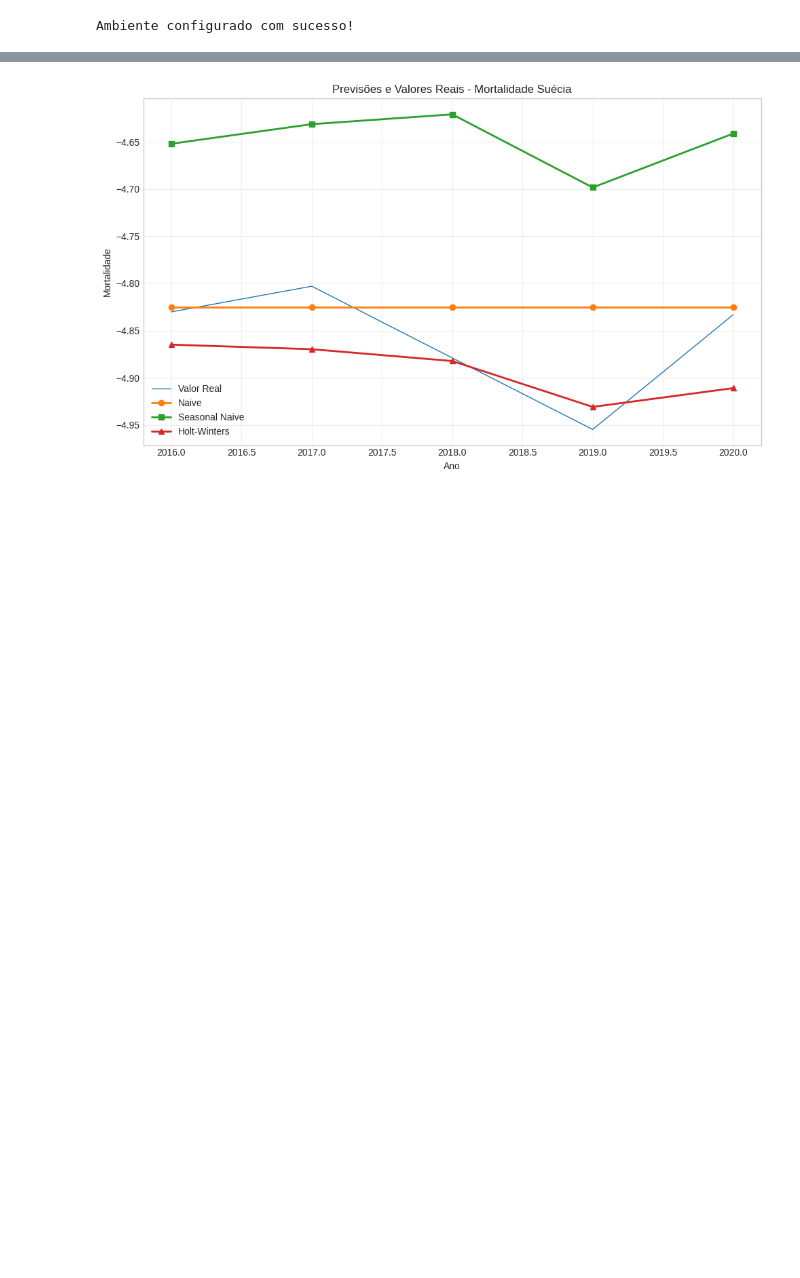
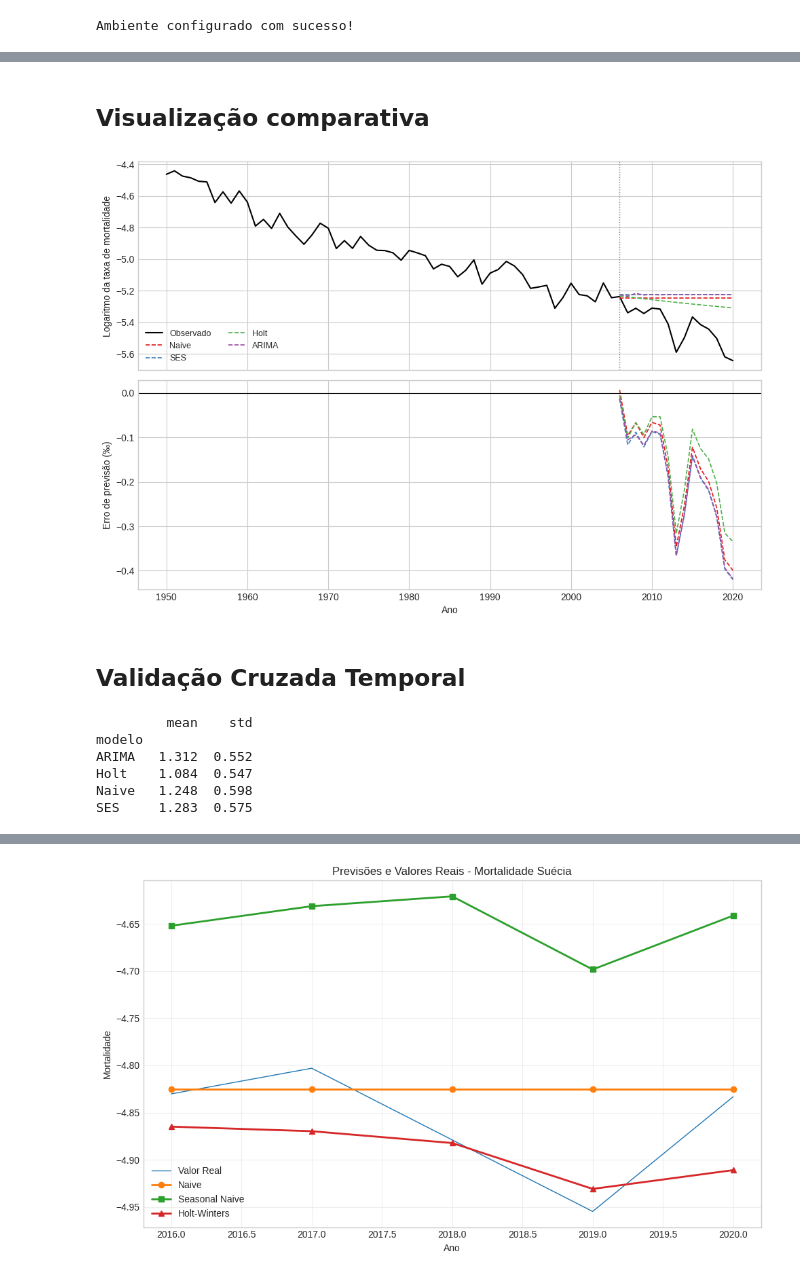
Before and after one commit to filipeclduarte/book-adpst, a Jupyter notebook: notebooks/cap03-baselines-estatisticos-solucoes.ipynb, the cells around one changed output, grey strips where cells are left out. Cells and saved outputs as stored; diff of their text form; code cells hidden in the pictures; blank space fills up the shorter version.

```diff
--- a/notebooks/cap03-baselines-estatisticos-solucoes.ipynb
+++ b/notebooks/cap03-baselines-estatisticos-solucoes.ipynb
@@ -58,0 +201,66 @@ Ambiente configurado com sucesso!
+# %% [markdown]
+## Visualização comparativa
+# %%
+
+anos_teste = test.index
+
+fig, (ax1, ax2) = plt.subplots(2, 1, figsize=(10, 7), sharex=True)
+
+# Painel superior: previsões vs. observado
+ax1.plot(df.index, df, 'k-', label='Observado', linewidth=1.5)
+cores = {'Naive': '#e41a1c', 'SES': '#377eb8', 'Holt': '#4daf4a', 'ARIMA': '#984ea3'} # cor diferente para cada modelo
+for nome, fc in previsoes.items():
+    ax1.plot(anos_teste, np.asarray(fc), '--', color=cores[nome],
+             label=nome, linewidth=1.2)
+ax1.axvline(anos_teste[0], color='gray', linestyle=':', linewidth=1) # Linha vertical para destacar a separação dos dados
+ax1.set_ylabel('Logaritmo da taxa de mortalidade')
+ax1.legend(ncol=2, fontsize=9)
+
+# Painel inferior: erros % de previsão
+for nome, fc in previsoes.items():
+    erros = test.values - np.asarray(fc)
+    ax2.plot(anos_teste, erros, '--', color=cores[nome], label=nome, linewidth=1.2)
+ax2.axhline(0, color='black', linewidth=0.8)
+ax2.set_ylabel('Erro de previsão (‰)')
+ax2.set_xlabel('Ano')
+
+plt.tight_layout()
+plt.savefig('fig-baselines-mortalidade.png', dpi=150, bbox_inches='tight') # salvar as figuras
+plt.show()
+# %% [output]
+[figure, added]
+# %% [markdown]
+## Validação Cruzada Temporal
+# %%
+min_train = 20   # mínimo de observações para treino
+horizon   = 5    # anos à frente avaliados em cada dobra
+step      = 3    # salto: avança 3 anos
+
+n = len(df)
+resultados = []
+
+for start in range(min_train, n - horizon, step):
+    tr = df.iloc[:start]
+    te = df.iloc[start:start + horizon]
+
+    fc_naive = np.full(len(te), tr.iloc[-1])
+    fc_ses   = SimpleExpSmoothing(tr).fit(optimized=True).forecast(len(te))
+    fc_holt  = ExponentialSmoothing(tr, trend='add', damped_trend=True)\
+                   .fit(optimized=True).forecast(len(te))
+    fc_arima = ARIMA(tr, order=(3,1,1)).fit().forecast(len(te))
+
+    for nome, fc in [('Naive', fc_naive), ('SES', fc_ses),
+                     ('Holt', fc_holt), ('ARIMA', fc_arima)]:
+        resultados.append({'modelo': nome, 'dobra': start,
+                           'MASE': mase(te.values, np.asarray(fc), tr.values)})
+
+cv_df = pd.DataFrame(resultados)
+cv_summary = cv_df.groupby('modelo')['MASE'].agg(['mean', 'std'])
+print(cv_summary.round(3))
+# %% [output]
+         mean    std
+modelo
+ARIMA   1.312  0.552
+Holt    1.084  0.547
+Naive   1.248  0.598
+SES     1.283  0.575
```
Also changed, not shown: parts of 26 cells of this notebook, 1 other file.
